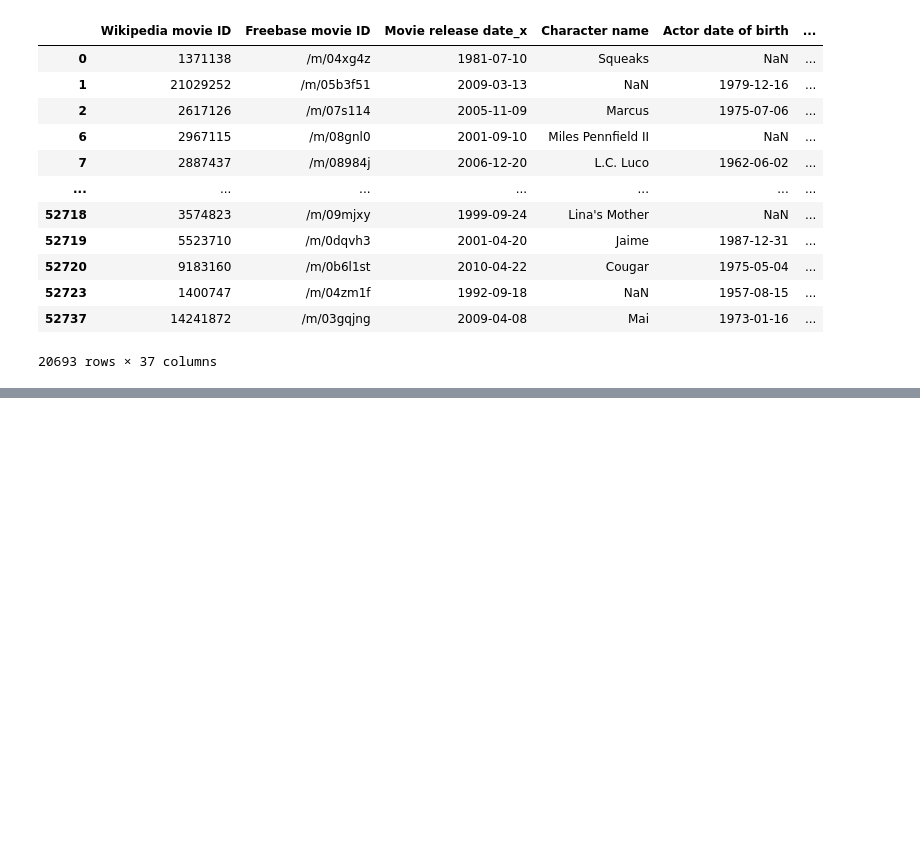
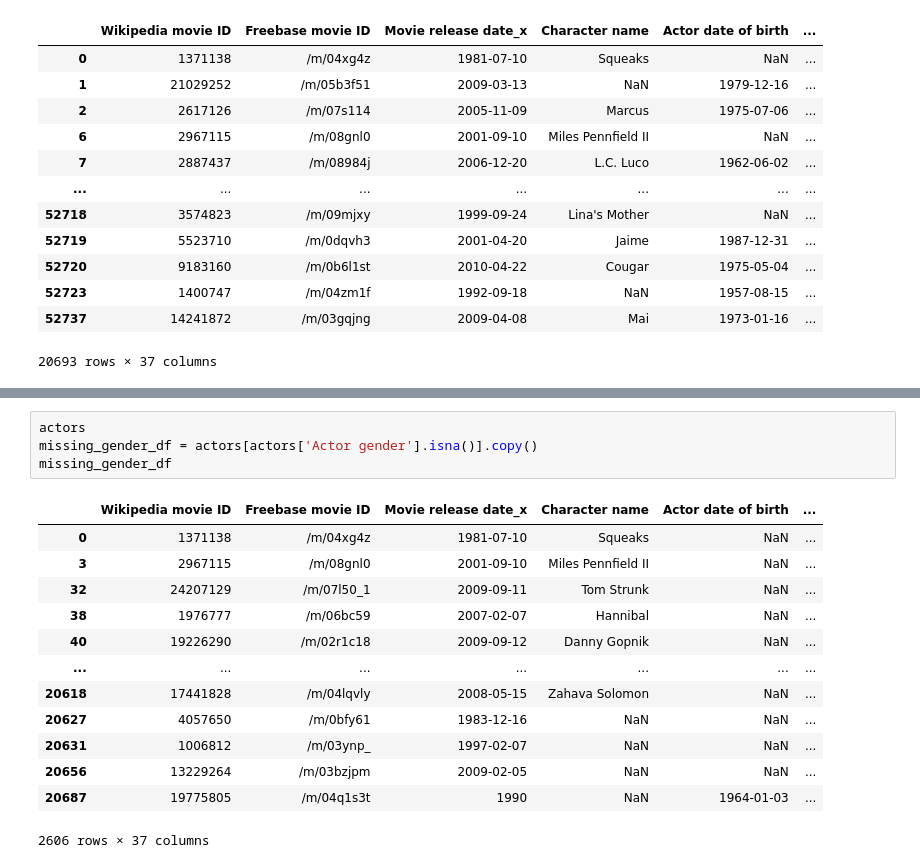
Before and after one commit to epfl-ada/ada-2024-project-sigma-squad, a Jupyter notebook: analysis.ipynb, the cells around one changed output, grey strips where cells are left out. Cells and saved outputs as stored; diff of their text form; blank space fills up the shorter version.

```diff
--- a/analysis.ipynb
+++ b/analysis.ipynb
@@ -661,0 +737,18 @@ actor_unique
+# %%
+actors
+missing_gender_df = actors[actors['Actor gender'].isna()].copy()
+missing_gender_df
+# %% [output]
+|  | Wikipedia movie ID | Freebase movie ID | Movie release date_x | Character name | Actor date of birth | ... |
+| 0 | 1371138 | /m/04xg4z | 1981-07-10 | Squeaks | NaN | ... |
+| 3 | 2967115 | /m/08gnl0 | 2001-09-10 | Miles Pennfield II | NaN | ... |
+| 32 | 24207129 | /m/07l50_1 | 2009-09-11 | Tom Strunk | NaN | ... |
+| 38 | 1976777 | /m/06bc59 | 2007-02-07 | Hannibal | NaN | ... |
+| 40 | 19226290 | /m/02r1c18 | 2009-09-12 | Danny Gopnik | NaN | ... |
+| ... | ... | ... | ... | ... | ... | ... |
+| 20618 | 17441828 | /m/04lqvly | 2008-05-15 | Zahava Solomon | NaN | ... |
+| 20627 | 4057650 | /m/0bfy61 | 1983-12-16 | NaN | NaN | ... |
+| 20631 | 1006812 | /m/03ynp_ | 1997-02-07 | NaN | NaN | ... |
+| 20656 | 13229264 | /m/03bzjpm | 2009-02-05 | NaN | NaN | ... |
+| 20687 | 19775805 | /m/04q1s3t | 1990 | NaN | 1964-01-03 | ... |
+2606 rows × 37 columns
```
Also changed, not shown: parts of 14 cells of this notebook, 2 other files.
